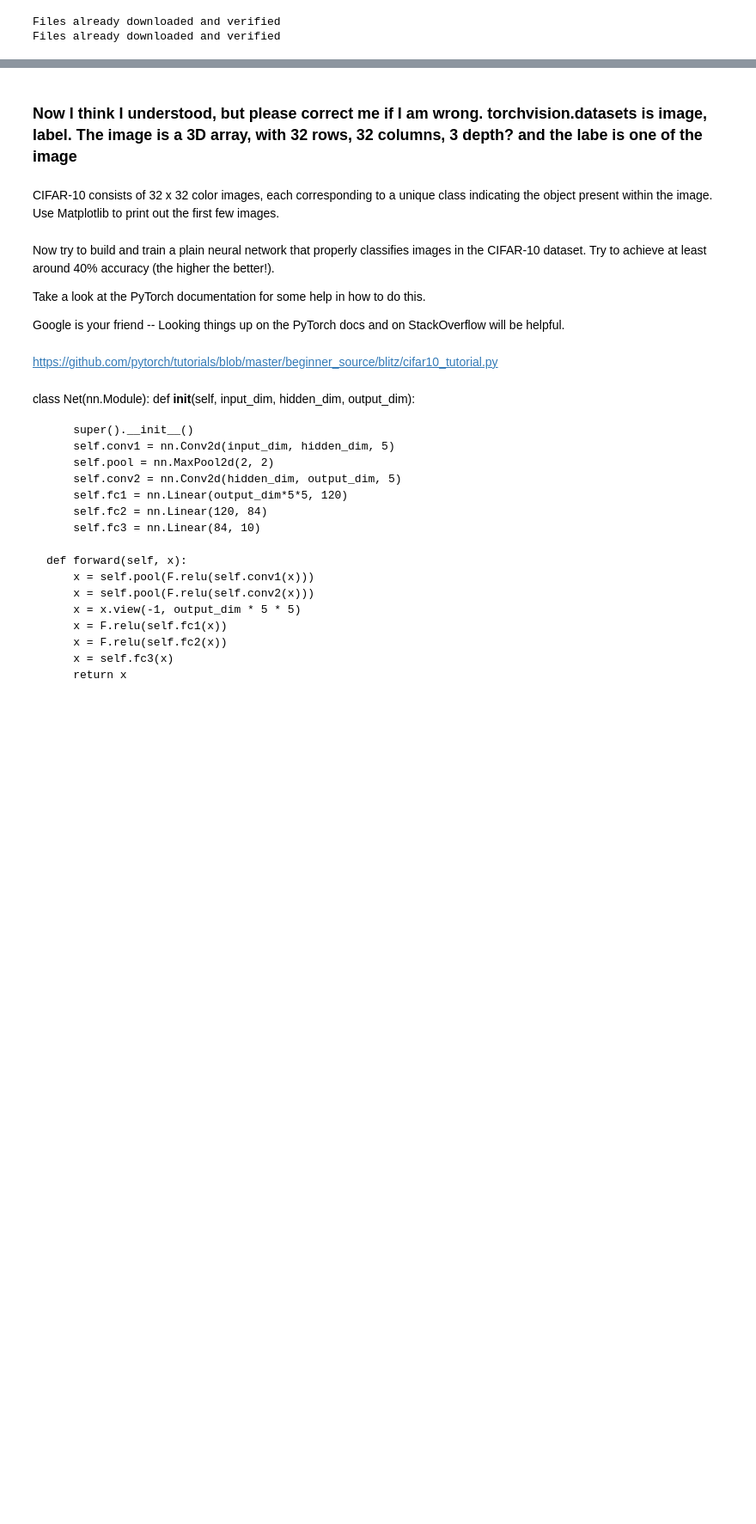
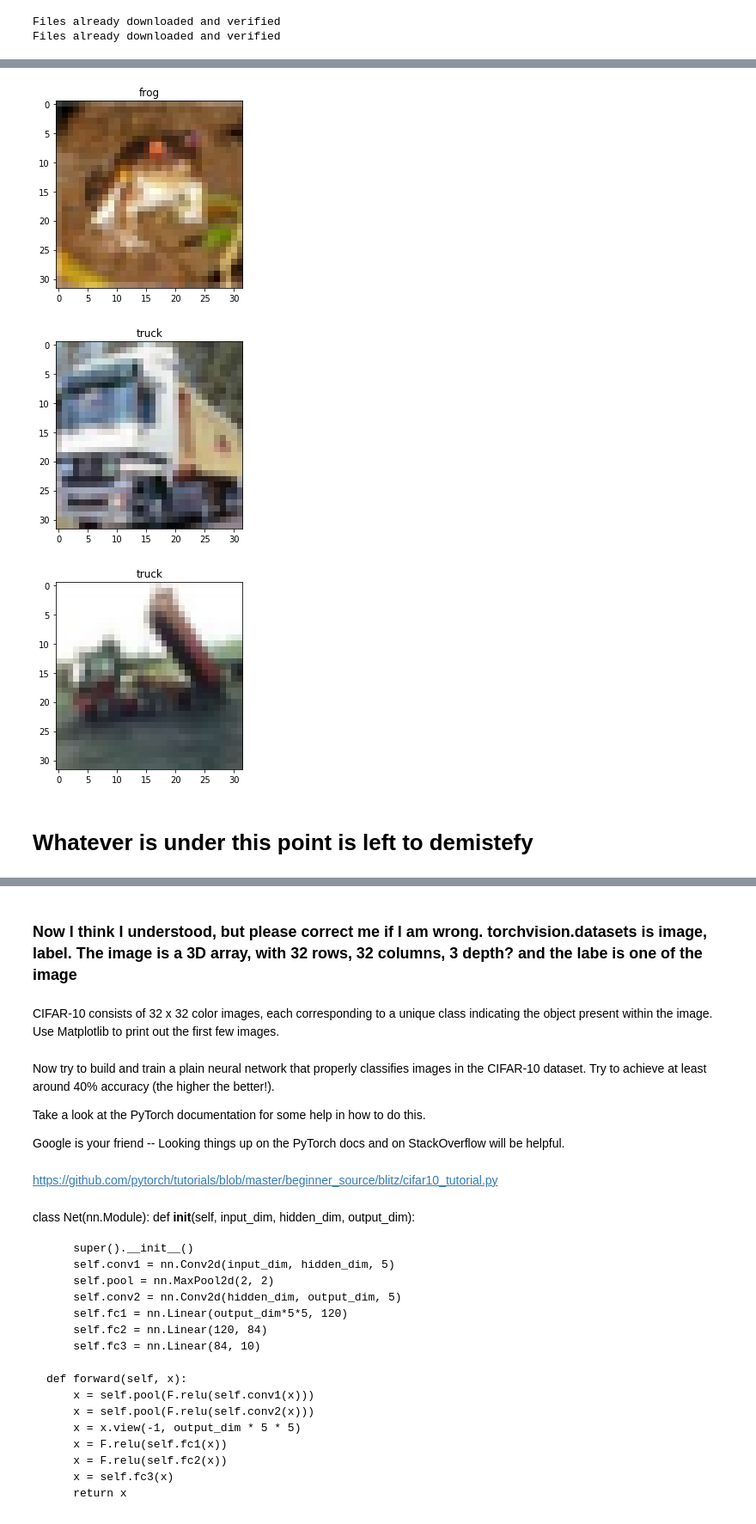
Before and after one commit to McGillAISociety/mais-bootcamp-w2019, a Jupyter notebook: Assignment3/assignment3.ipynb, the cells around one changed output, grey strips where cells are left out. Shown at 86% size. Cells and saved outputs as stored; diff of their text form; code cells hidden in the pictures; blank space fills up the shorter version.

```diff
--- a/Assignment3/assignment3.ipynb
+++ b/Assignment3/assignment3.ipynb
@@ -317,8 +334,7 @@ Be sure to have the options `shuffle=True` (so that your dataset is shuffled so
 # %%
-import torchvision.transforms as transforms
-transform = transforms.Compose([transforms.ToTensor(),transforms.Normalize((0.5, 0.5, 0.5), (0.5, 0.5, 0.5))])
-trainset = torchvision.datasets.CIFAR10(root='./data', train=True, download=True,transform = transform) #50k Data
-val_and_test_set = torchvision.datasets.CIFAR10(root='./data', train=False, download=True, transform = transform) #10k data
+#transform = transforms.Compose([transforms.ToTensor(),transforms.Normalize((0.5, 0.5, 0.5), (0.5, 0.5, 0.5))])
+trainset = datasets.CIFAR10(root='./data', train=True, download=True) #50k Data
+val_and_test_set =datasets.CIFAR10(root='./data', train=False, download=True) #10k data
 # %% [output]
 Files already downloaded and verified
 Files already downloaded and verified
@@ -324,0 +343,5 @@ Files already downloaded and verified
+# %%
+#Transform into an array, divides by 255 to normalize.
+train = [(np.asarray(image)/255, target) for image,target in trainset]
+valtest = [(np.asarray(image)/255, target) for image,target in val_and_test_set]
+#train[0][0][1]
@@ -324,0 +358,22 @@ Files already downloaded and verified
+# %%
+#Transform all to torch.tensors
+TrainT=[(torch.tensor(image),torch.tensor(target)) for image, target in train]
+valT=[(torch.tensor(image),torch.tensor(target)) for image, target in val]
+testT=[(torch.tensor(image),torch.tensor(target)) for image, target in test]
+# %%
+#Load Data to pytorch data loader.
+trainloader=torch.utils.data.DataLoader(TrainT, batch_size=32, shuffle=True)
+valloader=torch.utils.data.DataLoader(valT, batch_size=32, shuffle=True)
+testloader=torch.utils.data.DataLoader(testT, batch_size=32, shuffle=True)
+classes = ('plane', 'car', 'bird', 'cat', 'deer', 'dog', 'frog', 'horse', 'ship', 'truck')
+# %%
+for x,y in TrainT[:3]:
+    plt.title(classes[y])
+    plt.imshow(x)
+    plt.show()
+# %% [output]
+[figure, added]
+[figure, added]
+[figure, added]
+# %% [markdown]
+# Whatever is under this point is left to demistefy
```
Also changed, not shown: parts of 23 cells of this notebook, 1 other file.
